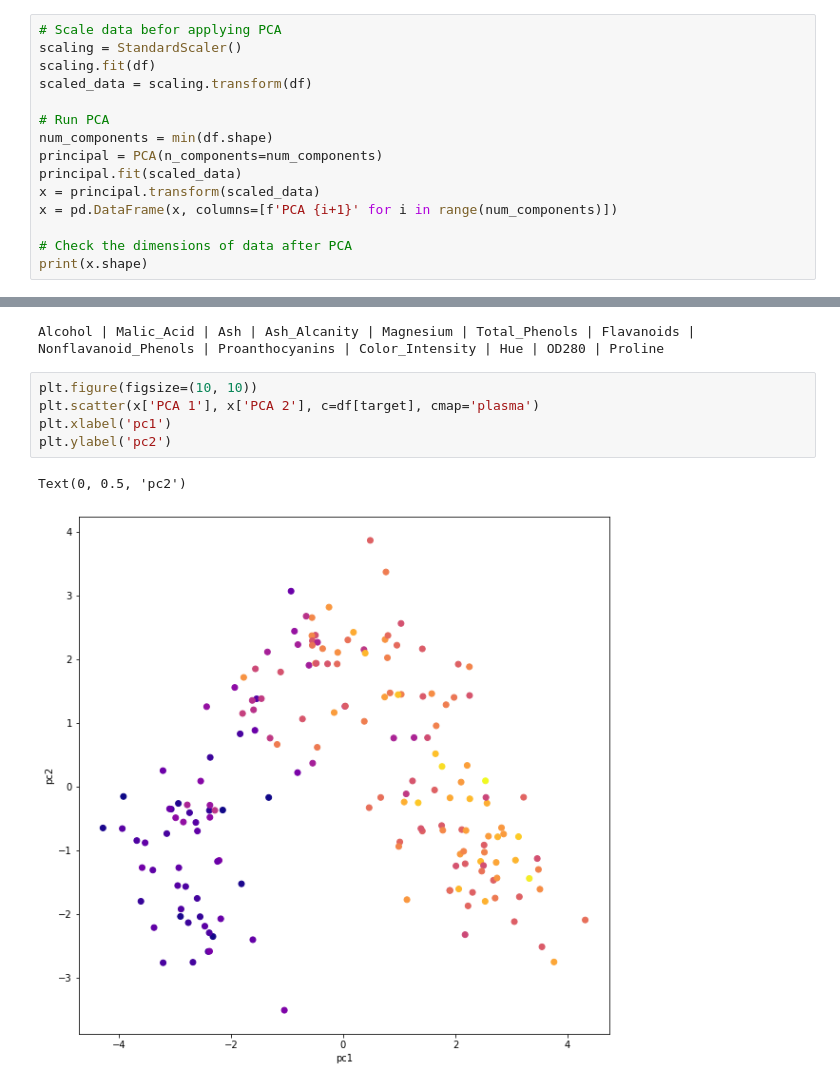
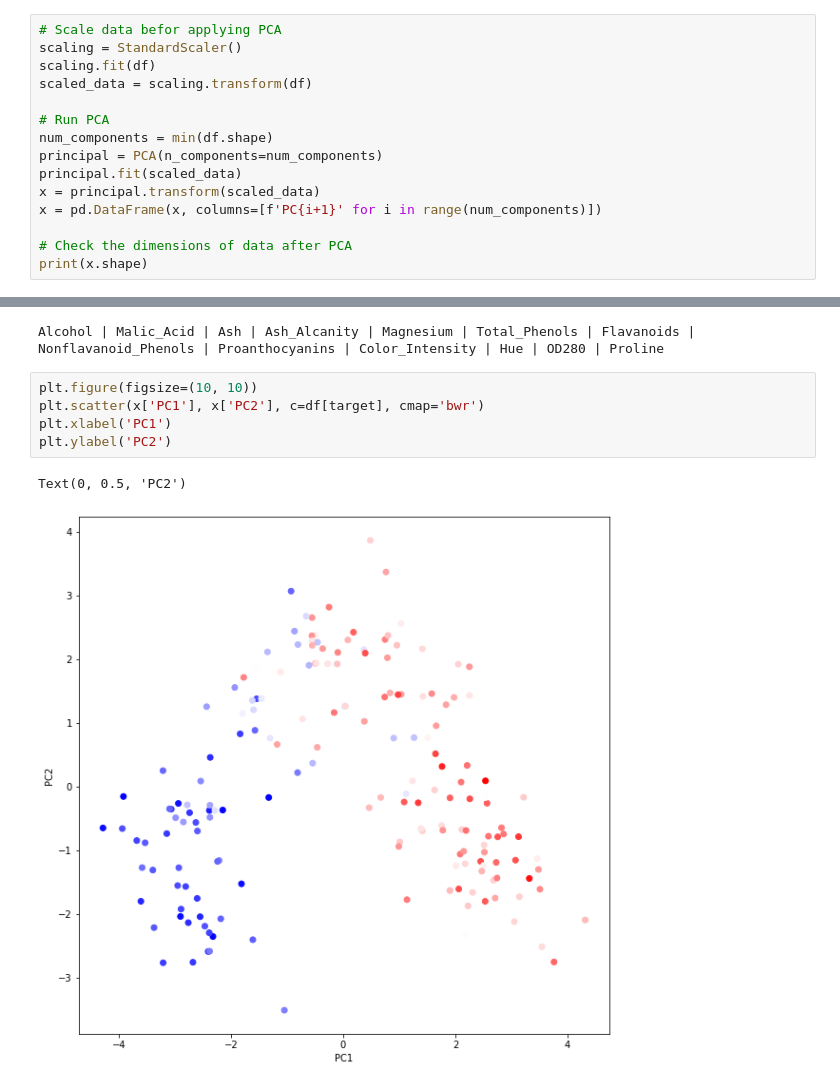
Before and after one commit to CodingPenguin1/Data-Analysis, a Jupyter notebook: unsupervised/iris.ipynb, the cells around one changed output, grey strips where cells are left out. Cells and saved outputs as stored; diff of their text form.

```diff
--- a/unsupervised/iris.ipynb
+++ b/unsupervised/iris.ipynb
@@ -41,7 +48,7 @@ num_components = min(df.shape)
 principal = PCA(n_components=num_components)
 principal.fit(scaled_data)
 x = principal.transform(scaled_data)
-x = pd.DataFrame(x, columns=[f'PCA {i+1}' for i in range(num_components)])
+x = pd.DataFrame(x, columns=[f'PC{i+1}' for i in range(num_components)])
 
 # Check the dimensions of data after PCA
 print(x.shape)
@@ -58,12 +65,12 @@ target = 'OD280'
 Alcohol | Malic_Acid | Ash | Ash_Alcanity | Magnesium | Total_Phenols | Flavanoids | Nonflavanoid_Phenols | Proanthocyanins | Color_Intensity | Hue | OD280 | Proline
 # %%
 plt.figure(figsize=(10, 10))
-plt.scatter(x['PCA 1'], x['PCA 2'], c=df[target], cmap='plasma')
-plt.xlabel('pc1')
-plt.ylabel('pc2')
+plt.scatter(x['PC1'], x['PC2'], c=df[target], cmap='bwr')
+plt.xlabel('PC1')
+plt.ylabel('PC2')
 # %% [output]
-Text(0, 0.5, 'pc2')
+Text(0, 0.5, 'PC2')
-[figure, old version]
+[figure, new version]
 # %%
 fig = plt.figure(figsize=(10, 10))
 axis = fig.add_subplot(111, projection='3d')
```
Also changed, not shown: parts of 10 cells of this notebook.
